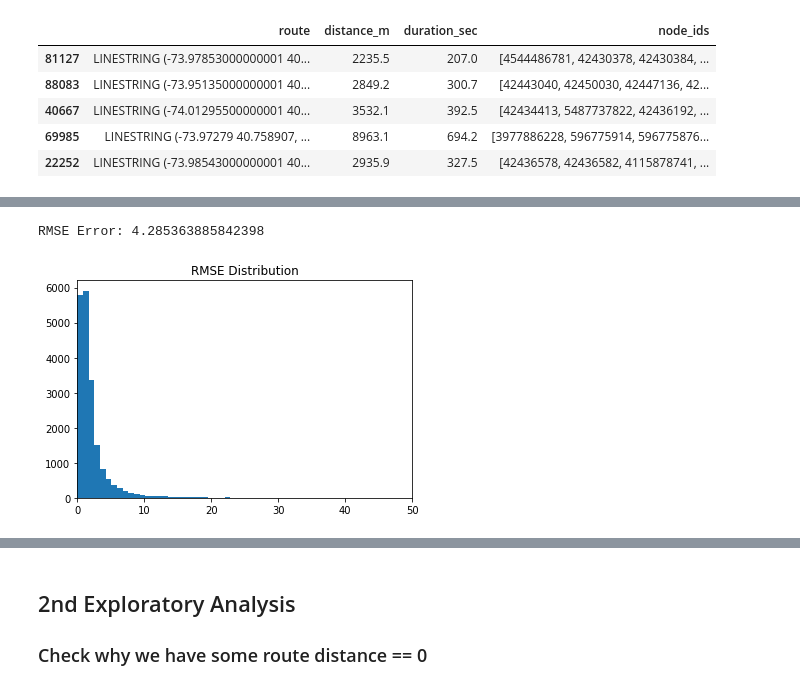
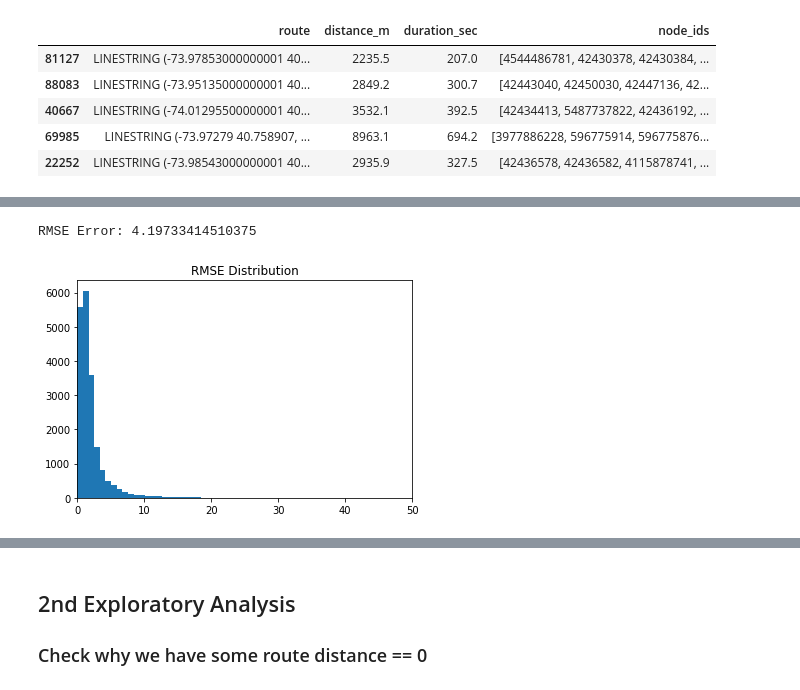
Before and after one commit to caiomiyashiro/geospatial_data_analysis, a Jupyter notebook: AMLD-2020/AMLD_2020.ipynb, the cells around one changed output, grey strips where cells are left out. Drawn from its saved outputs; the diff is of its cells as text; code cells hidden in the pictures.

Commit message:
fixed readme and manhattan distance

```diff
--- a/AMLD-2020/AMLD_2020.ipynb
+++ b/AMLD-2020/AMLD_2020.ipynb
@@ -706,25 +750,33 @@ def feature_pipeline_3(df, target_col=TARGET,
                               pickup_longitude='pickup_longitude', dropoff_longitude='dropoff_longitude',
                               osm_router=OSRM_PATH,
                               test_mode=None):
-    EUCLIDEAN_FEAT = 'euclidean_dist'
-    HAVERSINE_FEAT = 'haversine_dist'
-    # MANHATTAN_FEAT = 'manhattan_dist'
-    ROUTE_DISTANCE = 'route_distance_meters'
-    ROUTE_DURATION = 'route_duration_seconds'
+    EUCLIDEAN_FEAT = 'euclidean_dist_km'
+    HAVERSINE_FEAT = 'haversine_dist_km'
+    MANHATTAN_FEAT = 'manhattan_dist_km'
+    ROUTE_DISTANCE = 'route_distance_km'
+    ROUTE_DURATION = 'route_duration_min'
 
     FEATURES = [EUCLIDEAN_FEAT,
-                HAVERSINE_FEAT, #, MANHATTAN_FEAT - #not returning MANHATTAN_FEAT because it's wrong
+                MANHATTAN_FEAT,
+                HAVERSINE_FEAT,
                 ROUTE_DISTANCE,
                 ROUTE_DURATION]
 
     df_copy = df.copy()
 
-    df_copy[EUCLIDEAN_FEAT] = euclidean_distance(df_copy[pickup_latitude], df_copy[dropoff_latitude],
-                                              df_copy[pickup_longitude], df_copy[dropoff_longitude])
-    df_copy[HAVERSINE_FEAT] = haversine_distance(df_copy[pickup_latitude], df_copy[dropoff_latitude],
-                                              df_copy[pickup_longitude], df_copy[dropoff_longitude])
-    # df_copy[MANHATTAN_FEAT] = manhattan_distance(df_copy[pickup_latitude], df_copy[dropoff_latitude],
-    #                                         df_copy[pickup_longitude], df_copy[dropoff_longitude])
+    pickup_dropoff_cols = ['pickup', 'dropoff']
+    for point in pickup_dropoff_cols:
+        point_easting, point_northing = latlon2UTM(latitudes=df_copy[f'{point}_latitude'].values,
+                                                   longitudes=df_copy[f'{point}_longitude'].values)
+        df_copy[f'{point}_easting'] = point_easting
+        df_copy[f'{point}_northing'] = point_northing
+
+    df_copy[EUCLIDEAN_FEAT] = euclidean_distance(x1=df_copy['pickup_northing'], y1=df_copy['pickup_easting'],
+                                                 x2=df_copy['dropoff_northing'], y2=df_copy['dropoff_easting'])/1000
+    df_copy[MANHATTAN_FEAT] = manhattan_distance(x1=df_copy['pickup_northing'], y1=df_copy['pickup_easting'],
+                                                 x2=df_copy['dropoff_northing'], y2=df_copy['dropoff_easting'])/1000
+    df_copy[HAVERSINE_FEAT] = haversine_distance(lat1=df_copy[pickup_latitude], lon1=df_copy[pickup_longitude],
+                                                 lat2=df_copy[dropoff_latitude], lon2=df_copy[dropoff_longitude])
 
     if(test_mode == 'train'):                                                          # TEST MODE
         with open('data/temp_routes_train.pickle', 'rb') as f:                         # TEST MODE
@@ -739,8 +791,8 @@ def feature_pipeline_3(df, target_col=TARGET,
 #                                             row['dropoff_latitude'],
 #                                             row['dropoff_longitude']), axis=1)
 #     routes['route'] = GeoSeries([elem[0] if type(elem) == GeoSeries else np.nan for elem in routes['route']], index=routes.index)
-    df_copy[ROUTE_DISTANCE] = routes['distance_m']
-    df_copy[ROUTE_DURATION] = routes['duration_sec']
+    df_copy[ROUTE_DISTANCE] = routes['distance_m']/1000
+    df_copy[ROUTE_DURATION] = routes['duration_sec']/60
 
     # in the EDA, we probably treat the nulls, so for now, just drop them
     df_copy = df_copy.dropna()
@@ -751,7 +803,7 @@ def feature_pipeline_3(df, target_col=TARGET,
 df_train_3, routes_train = feature_pipeline_3(df_train, test_mode='train')
 df_test_3, routes_test = feature_pipeline_3(df_test, test_mode='test')
 
-
+df_train_3.head()
 ##### Save locally when executting OSRM
 # with open('data/temp_routes_train.pickle', 'wb') as f:
 #     pickle.dump(routes_train, f)
@@ -765,14 +824,14 @@ y_test_pred_3 = model_3.predict(df_test_3.drop(TARGET, axis=1))
 # %%
 #####
 rmse_3 = np.sqrt(mean_squared_error(df_test_3[TARGET], y_test_pred_3))
-iteration_results['exp_3_rmse'] = rmse_3
+iteration_results['exp_3_osrm'] = rmse_3
 print(f'RMSE Error: {rmse_3}')
 
 print_evaluation(df_test_3[TARGET], y_test_pred_3, return_errors=False)
 plt.xlim([0, 50]);
 # %% [output]
-RMSE Error: 4.285363885842398
+RMSE Error: 4.19733414510375
-[figure, old version]
+[figure, new version]
 # %%
 iteration_results
 # %% [output]
```
Also changed, not shown: parts of 15 cells of this notebook, 3 other files.
